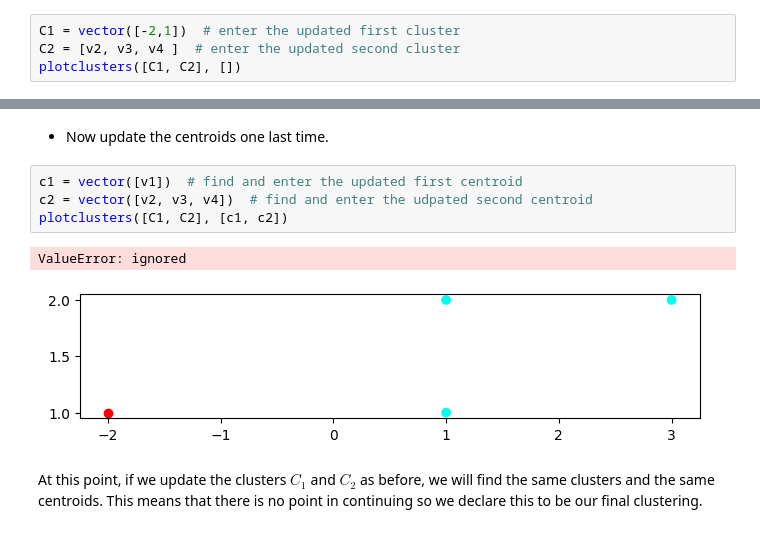
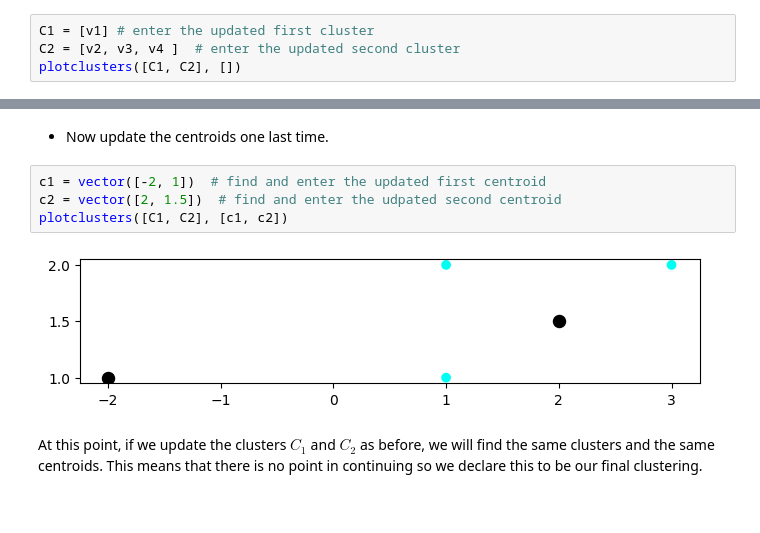
Before and after one commit to justinb4003/4003colab, a Jupyter notebook: Copy_of_205_Lab_1_k_means_(Cameron,_Justin_b,_ben_h).ipynb, the cells around one changed output, grey strips where cells are left out. Saved outputs shown, nothing was run; the diff lists cells and outputs as text.

```diff
--- a/Copy_of_205_Lab_1_k_means_(Cameron,_Justin_b,_ben_h).ipynb
+++ b/Copy_of_205_Lab_1_k_means_(Cameron,_Justin_b,_ben_h).ipynb
@@ -160,7 +160,7 @@ plotclusters([C1, C2], [c1, c2])
 # %% [markdown]
 * Now we update the clusters $C_1$ to be the set of data points that are closer to $c_1$ than $c_2$ and $C_2$ to be the set of data points that are closer to $c_2$ than $c_1$.  Note that you can find the distance between two points, represented as vectors, by <code>(u - v).norm()</code>.
 # %%
-C1 = vector([-2,1])  # enter the updated first cluster
+C1 = [v1] # enter the updated first cluster
 C2 = [v2, v3, v4 ]  # enter the updated second cluster
 plotclusters([C1, C2], [])
 # %% [output]
@@ -169,12 +168,11 @@ AttributeError: ignored
 # %% [markdown]
 * Now update the centroids one last time.
 # %%
-c1 = vector([v1])  # find and enter the updated first centroid
-c2 = vector([v2, v3, v4])  # find and enter the udpated second centroid
+c1 = vector([-2, 1])  # find and enter the updated first centroid
+c2 = vector([2, 1.5])  # find and enter the udpated second centroid
 plotclusters([C1, C2], [c1, c2])
 # %% [output]
-ValueError: ignored
-[figure, old version]
+[figure, new version]
 # %% [markdown]
 At this point, if we update the clusters $C_1$ and $C_2$ as before, we will find the same clusters and the same centroids.  This means that there is no point in continuing so we declare this to be our final clustering.
 # %% [markdown]
```
Also changed, not shown: parts of 5 cells of this notebook.
